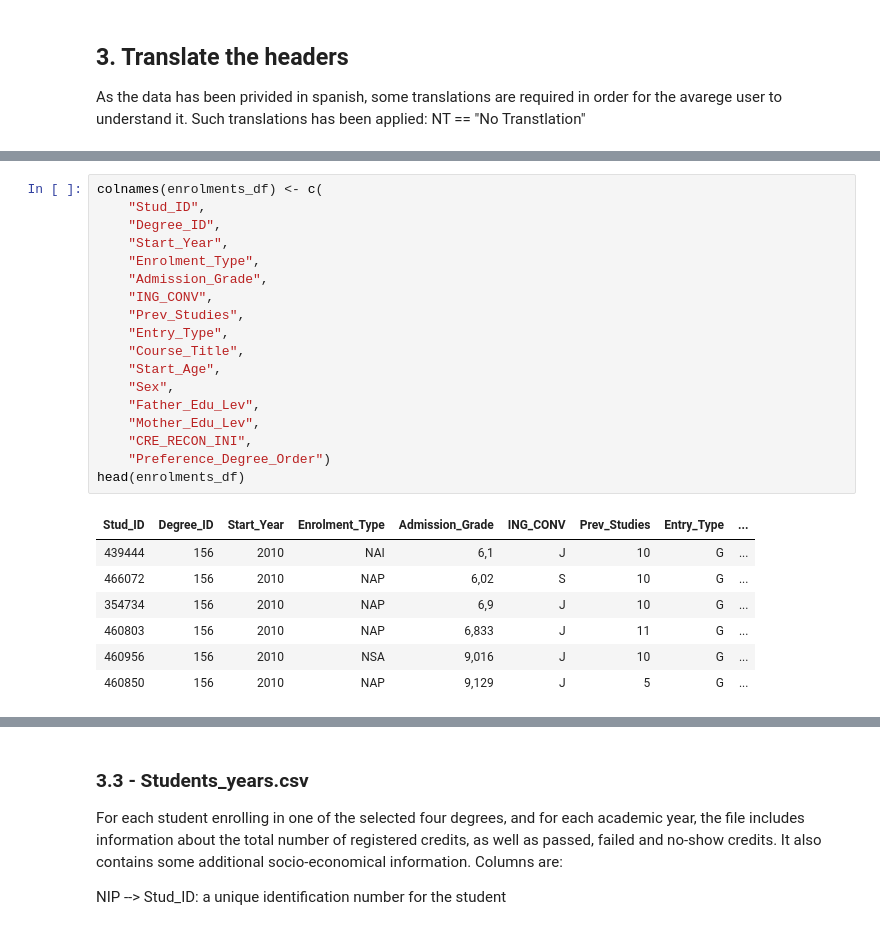
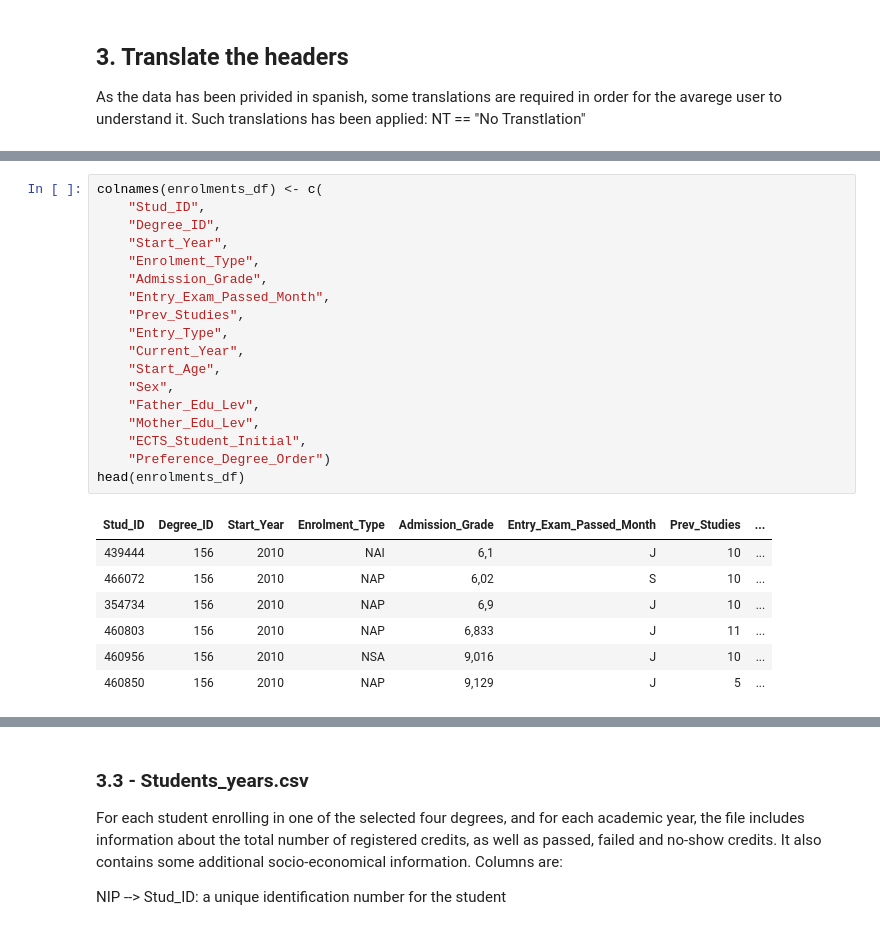
Before and after one commit to adamKuzanski/EduucatonalDataAnalysis, a Jupyter notebook: dataAnalysis.ipynb, the cells around one changed output, grey strips where cells are left out. Drawn from its saved outputs; the diff is of its cells as text.

```diff
--- a/dataAnalysis.ipynb
+++ b/dataAnalysis.ipynb
@@ -114,29 +124,29 @@ NUMPRE --> Preference_Degree_Order - position of the degree in the ordered optio
 # %%
 colnames(enrolments_df) <- c(
     "Stud_ID",
     "Degree_ID",
     "Start_Year",
     "Enrolment_Type",
     "Admission_Grade",
-    "ING_CONV",
+    "Entry_Exam_Passed_Month",
     "Prev_Studies",
     "Entry_Type",
-    "Course_Title",
+    "Current_Year",
     "Start_Age",
     "Sex",
     "Father_Edu_Lev",
     "Mother_Edu_Lev",
-    "CRE_RECON_INI",
+    "ECTS_Student_Initial",
     "Preference_Degree_Order")
 head(enrolments_df)
 # %% [output]
-| Stud_ID | Degree_ID | Start_Year | Enrolment_Type | Admission_Grade | ING_CONV | Prev_Studies | Entry_Type | ... |
-| 439444 | 156 | 2010 | NAI | 6,1 | J | 10 | G | ... |
-| 466072 | 156 | 2010 | NAP | 6,02 | S | 10 | G | ... |
-| 354734 | 156 | 2010 | NAP | 6,9 | J | 10 | G | ... |
-| 460803 | 156 | 2010 | NAP | 6,833 | J | 11 | G | ... |
-| 460956 | 156 | 2010 | NSA | 9,016 | J | 10 | G | ... |
-| 460850 | 156 | 2010 | NAP | 9,129 | J | 5 | G | ... |
+| Stud_ID | Degree_ID | Start_Year | Enrolment_Type | Admission_Grade | Entry_Exam_Passed_Month | Prev_Studies | ... |
+| 439444 | 156 | 2010 | NAI | 6,1 | J | 10 | ... |
+| 466072 | 156 | 2010 | NAP | 6,02 | S | 10 | ... |
+| 354734 | 156 | 2010 | NAP | 6,9 | J | 10 | ... |
+| 460803 | 156 | 2010 | NAP | 6,833 | J | 11 | ... |
+| 460956 | 156 | 2010 | NSA | 9,016 | J | 10 | ... |
+| 460850 | 156 | 2010 | NAP | 9,129 | J | 5 | ... |
 # %% [markdown]
 ### 3.2 - Students_courses.csv
 For each student enrolling in one of the selected four degrees, and for each academic year, the
```
Also changed, not shown: parts of 45 cells of this notebook.
